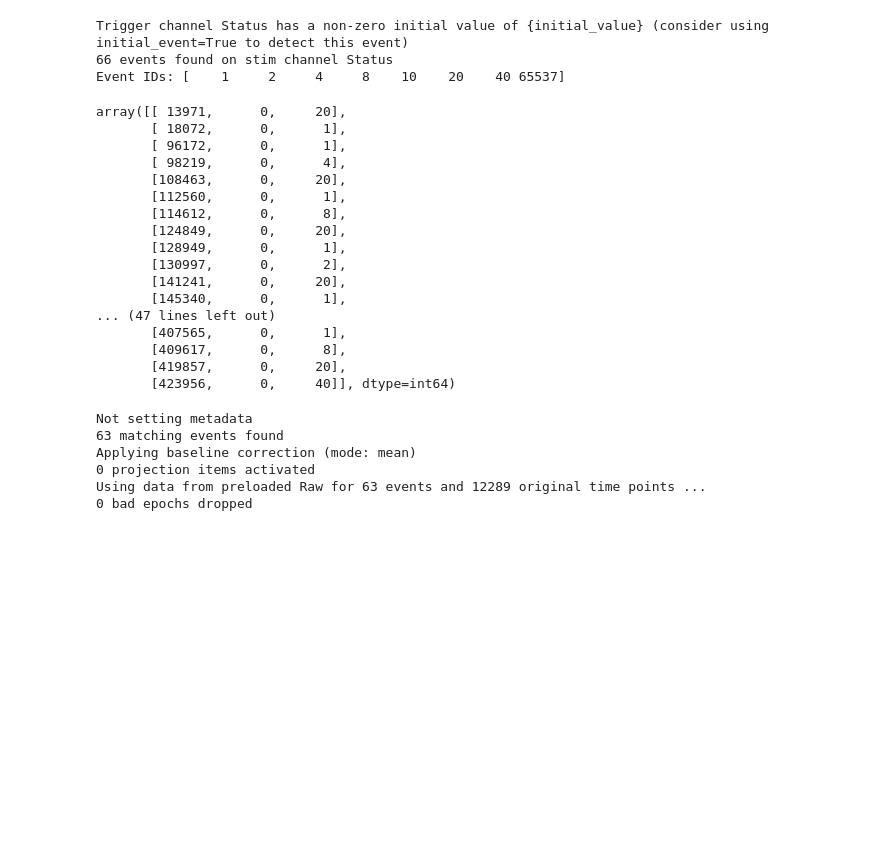
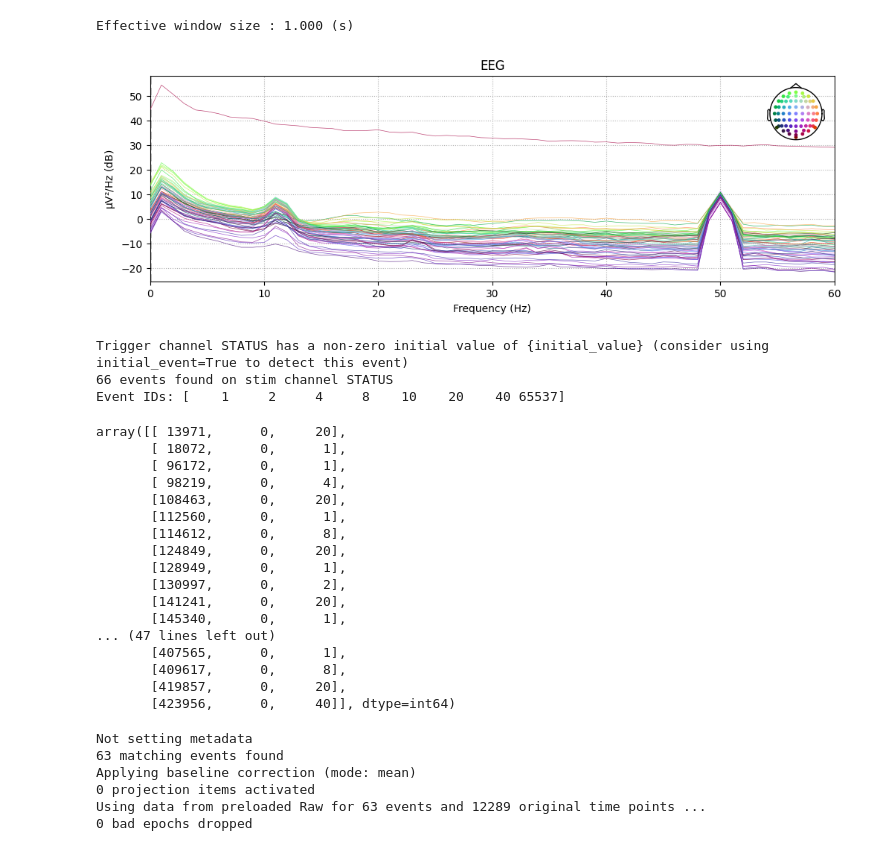
Before and after one commit to pipogood/BCI_MI_EA-wLTL, a Jupyter notebook: mne_bdf.ipynb, the cells around one changed output. Drawn from its saved outputs; the diff is of its cells as text; code cells hidden in the pictures; blank space fills up the shorter version.

```diff
--- a/mne_bdf.ipynb
+++ b/mne_bdf.ipynb
@@ -14,11 +36,17 @@ Reading 0 ... 456703  =      0.000 ...   223.000 secs...
+# %%
+raw.compute_psd(fmax=60).plot(picks=raw.ch_names[0:64])
+plt.show()
+# %% [output]
+Effective window size : 1.000 (s)
+[figure, added]
 # %%
 events_raw = mne.find_events(raw)
 events = np.delete(events_raw, [0, 1 ,4], axis= 0) #remove first event because that is power status
 
-event_dict =  {'12Hz': 2,
+event_dict =  {'12Hz': 8,
 '24Hz': 4,
-'6Hz': 8,
-'30Hz': 10,
+'6Hz': 10,
+'30Hz': 2,
 'trial_begin': 1,
 'trial_end': 20,
 'end_exper': 40
@@ -26,8 +54,8 @@ event_dict =  {'12Hz': 2,
 
 events
 # %% [output]
-Trigger channel Status has a non-zero initial value of {initial_value} (consider using initial_event=True to detect this event)
-66 events found on stim channel Status
+Trigger channel STATUS has a non-zero initial value of {initial_value} (consider using initial_event=True to detect this event)
+66 events found on stim channel STATUS
 Event IDs: [    1     2     4     8    10    20    40 65537]
 array([[ 13971,      0,     20],
        [ 18072,      0,      1],
```
Also changed, not shown: parts of 4 cells of this notebook, 6 other files.
